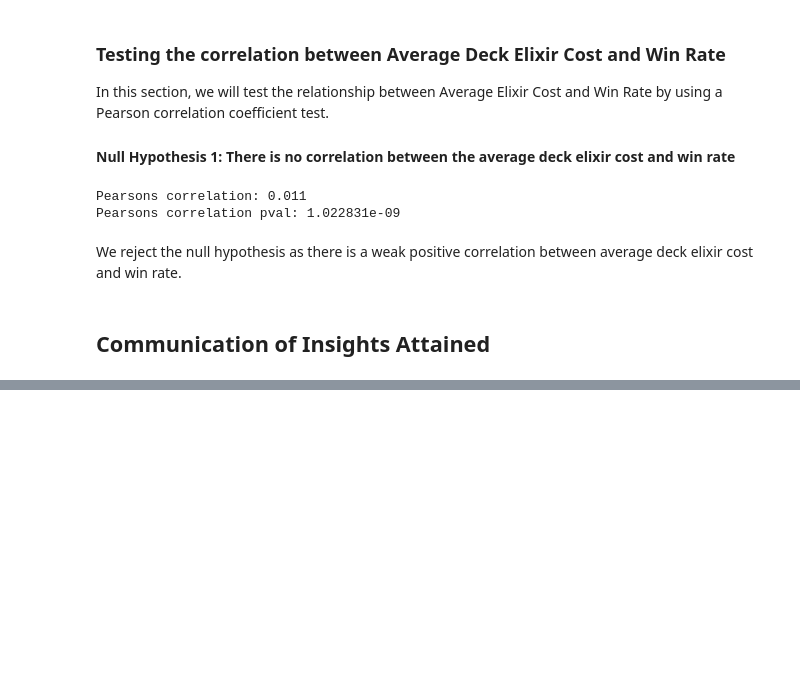
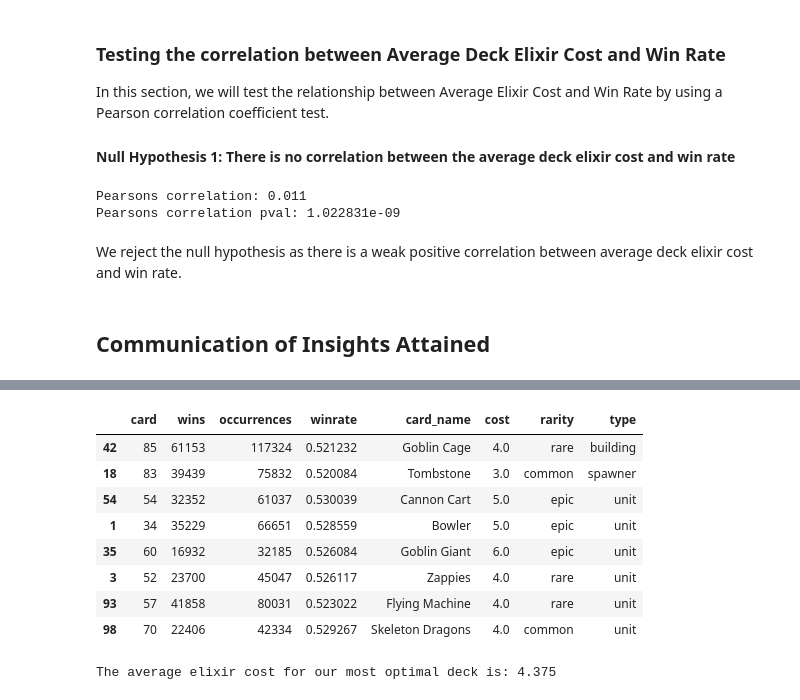
Before and after one commit to tnguyen59/Clash-Royale-Analysis, a Jupyter notebook: brendan_final_draft.ipynb, the cells around one changed output, grey strips where cells are left out. Drawn from its saved outputs; the diff is of its cells as text; code cells hidden in the pictures; blank space fills up the shorter version.

```diff
--- a/brendan_final_draft.ipynb
+++ b/brendan_final_draft.ipynb
@@ -988,0 +1141,27 @@ We reject the null hypothesis as there is a weak positive correlation between av
+# %%
+builds = ['building','siege','defense','spawner']
+
+buildings = card_df[card_df['type'].isin(builds)].sort_values(by='winrate',ascending=False).head(2)
+
+unit_epic = card_df[card_df['type'] == 'unit'][card_df['rarity'] == 'epic'].sort_values(by='winrate',ascending=False).head(3)
+
+unit_rare = (card_df[card_df['type'] == 'unit'][card_df['rarity'] == 'rare'].sort_values(by='winrate',ascending=False).head(2))
+
+unit_common = (card_df[card_df['type'] == 'unit'][card_df['rarity'] == 'common'].sort_values(by='winrate',ascending=False).head(1))
+
+
+con = [buildings,unit_epic,unit_rare,unit_common]
+optimus = pd.concat(con)
+display(optimus)
+print("The average elixir cost for our most optimal deck is: "+str(optimus['cost'].mean()))
+# %% [output]
+|  | card | wins | occurrences | winrate | card_name | cost | rarity | type |
+| 42 | 85 | 61153 | 117324 | 0.521232 | Goblin Cage | 4.0 | rare | building |
+| 18 | 83 | 39439 | 75832 | 0.520084 | Tombstone | 3.0 | common | spawner |
+| 54 | 54 | 32352 | 61037 | 0.530039 | Cannon Cart | 5.0 | epic | unit |
+| 1 | 34 | 35229 | 66651 | 0.528559 | Bowler | 5.0 | epic | unit |
+| 35 | 60 | 16932 | 32185 | 0.526084 | Goblin Giant | 6.0 | epic | unit |
+| 3 | 52 | 23700 | 45047 | 0.526117 | Zappies | 4.0 | rare | unit |
+| 93 | 57 | 41858 | 80031 | 0.523022 | Flying Machine | 4.0 | rare | unit |
+| 98 | 70 | 22406 | 42334 | 0.529267 | Skeleton Dragons | 4.0 | common | unit |
+The average elixir cost for our most optimal deck is: 4.375
```
Also changed, not shown: parts of 32 cells of this notebook, 2 other files.
